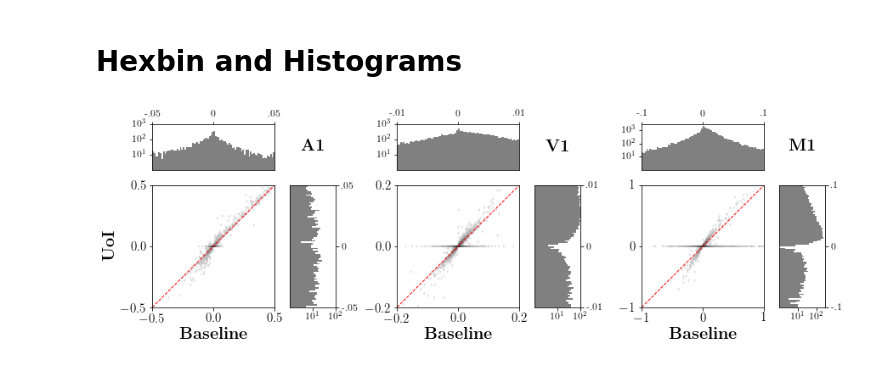
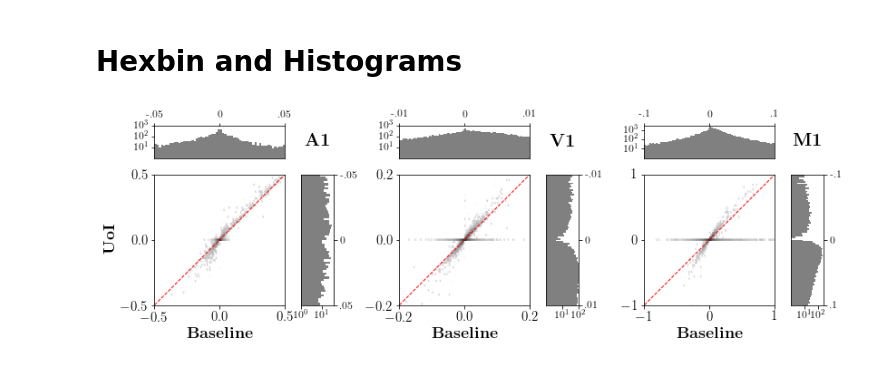
Before and after one commit to BouchardLab/neuroinference, a Jupyter notebook: notebooks/coupling/coupling_broad_analysis.ipynb, the cells around one changed output. Cells and saved outputs as stored; diff of their text form; code cells hidden in the pictures.

Commit message:
update coupling / tuning analyses for figures

```diff
--- a/notebooks/coupling/coupling_broad_analysis.ipynb
+++ b/notebooks/coupling/coupling_broad_analysis.ipynb
@@ -434,7 +434,7 @@ m1_uoi_ccs_all = np.concatenate(
 # %%
 a1_baseline_nz_ccs = a1_baseline_ccs_all[a1_baseline_ccs_all != 0]
 a1_uoi_nz_ccs = a1_uoi_ccs_all[a1_uoi_ccs_all != 0]
-bins_a1 = np.linspace(-0.05, 0.05, 81)
+bins_a1 = np.linspace(-0.05, 0.05, 61)
 
 v1_baseline_nz_ccs = v1_baseline_ccs_all[v1_baseline_ccs_all != 0]
 v1_uoi_nz_ccs = v1_uoi_ccs_all[v1_uoi_ccs_all != 0]
@@ -449,10 +449,10 @@ f_width = 12
 fig = plt.figure(figsize=(f_width, f_height))
 
 hex_dim = 2.
-hex_spacing = 2.
+hex_spacing = 1.75
 top_spacing = 0.25
 side_spacing = 0.25
-hist_height = 0.75
+hist_height = 0.50
 
 a1_x = 0.
 a1_y = 0.
@@ -580,8 +580,8 @@ a1_top.set_xticklabels(['-.05', '0', '.05'])
 a1_top.set_yticks([10, 100, 1000])
 a1_top.tick_params(labelsize=12)
 a1_top.xaxis.tick_top()
-a1_side.set_xlim([1, 1e2])
-a1_side.set_xticks([10, 100])
+a1_side.set_xlim([1, 40])
+a1_side.set_xticks([1, 10])
 a1_side.set_ylim([-0.05, 0.05])
 a1_side.set_yticks([-0.05, 0., 0.05])
 a1_side.set_yticklabels(['-.05', '0', '.05'])
@@ -625,36 +625,40 @@ m1_side.tick_params(labelsize=12)
 m1_side.yaxis.tick_right()
 
 fig.text(
     x=a1_side_x + (hist_height / f_width) / 2,
     y=a1_top_y + (hist_height / f_height) / 2,
     s=r'\textbf{A1}',
     transform=fig.transFigure,
     horizontalalignment='center',
     verticalalignment='center',
     fontsize=20)
 
 fig.text(
     x=v1_side_x + (hist_height / f_width) / 2,
     y=v1_top_y + (hist_height / f_height) / 2,
     s=r'\textbf{V1}',
     transform=fig.transFigure,
     horizontalalignment='center',
     verticalalignment='center',
     fontsize=20)
 
 fig.text(
     x=m1_side_x + (hist_height / f_width) / 2,
     y=m1_top_y + (hist_height / f_height) / 2,
     s=r'\textbf{M1}',
     transform=fig.transFigure,
     horizontalalignment='center',
     verticalalignment='center',
     fontsize=20)
 
-a1_2d.set_ylabel(r'\textbf{UoI}', fontsize=20)
-a1_2d.set_xlabel(r'\textbf{Baseline}', fontsize=20)
-v1_2d.set_xlabel(r'\textbf{Baseline}', fontsize=20)
-m1_2d.set_xlabel(r'\textbf{Baseline}', fontsize=20)
-plt.savefig('hexbin.pdf', bbox_inches='tight')
+a1_side.invert_yaxis()
+v1_side.invert_yaxis()
+m1_side.invert_yaxis()
+
+a1_2d.set_ylabel(r'\textbf{UoI}', fontsize=18)
+a1_2d.set_xlabel(r'\textbf{Baseline}', fontsize=18)
+v1_2d.set_xlabel(r'\textbf{Baseline}', fontsize=18)
+m1_2d.set_xlabel(r'\textbf{Baseline}', fontsize=18)
+plt.savefig('figure4b.pdf', bbox_inches='tight')
 # %% [output]
-[figure, old version]
+[figure, new version]
```
Also changed, not shown: parts of 1 cell of this notebook, 2 other files.
